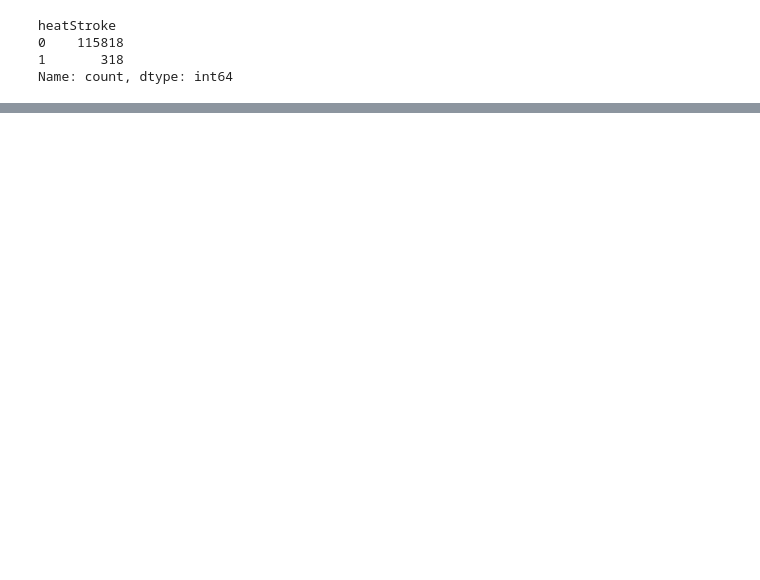
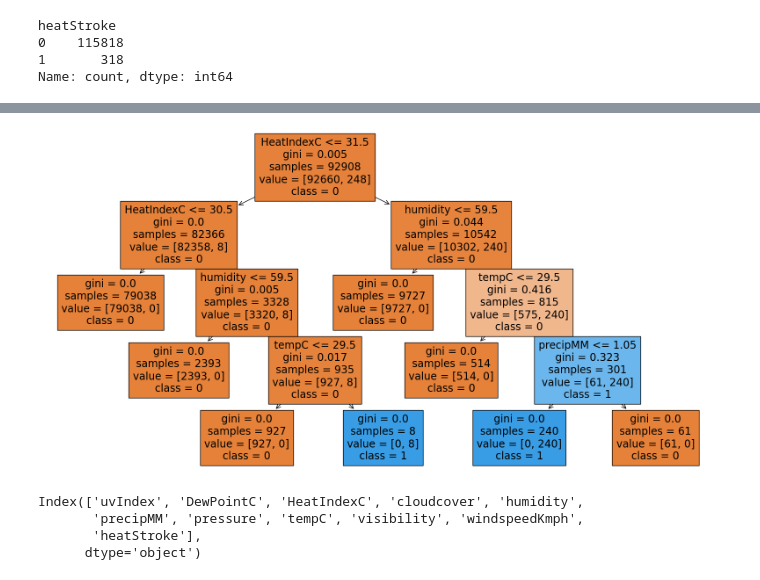
Before and after one commit to Khaire7031/Climate-Change-Impact-On-Human-Health-In-Pune, a Jupyter notebook: DiseaseData.ipynb, the cells around one changed output, grey strips where cells are left out. Cells and saved outputs as stored; diff of their text form; code cells hidden in the pictures; blank space fills up the shorter version.

Commit message:
Decision Tree

```diff
--- a/DiseaseData.ipynb
+++ b/DiseaseData.ipynb
@@ -158,7 +157,7 @@ uv_condition = data['uvIndex'] >= 7
 dewpoint_condition = data['DewPointC'] >= 18
 heatindex_condition = data['HeatIndexC'] >= 32
 cloudcover_condition = data['cloudcover'] < 50
-pressure_condition = (data['pressure'] >= 1000) & (data['pressure'] <= 1015)
+# pressure_condition = (data['pressure'] >= 1000) & (data['pressure'] <= 1015)
 visibility_condition = data['visibility'] >= 5
 windspeed_condition = data['windspeedKmph'] < 20
 
@@ -168,7 +167,7 @@ temp_condition = data['tempC'] >= 30
 
 # Combine all conditions using logical AND
 overall_condition = (
-    humidity_condition & precip_condition & temp_condition
+    humidity_condition & precip_condition & temp_condition & uv_condition & windspeed_condition & heatindex_condition
 )
 
 # Update
@@ -218,0 +231,31 @@ Name: count, dtype: int64
+# %%
+from sklearn.tree import DecisionTreeClassifier
+from sklearn.model_selection import train_test_split
+from sklearn.metrics import accuracy_score
+from sklearn.tree import plot_tree
+import matplotlib.pyplot as plt
+
+
+# data.drop('date_time', axis=1, inplace=True)
+
+
+# Split the data into training and testing sets
+X_train, X_test, y_train, y_test = train_test_split(data.drop('heatStroke', axis=1), data['heatStroke'], test_size=0.2, random_state=42)
+
+# Initialize and train a decision tree classifier
+clf = DecisionTreeClassifier()
+clf.fit(X_train, y_train)
+
+# Visualize the decision tree
+plt.figure(figsize=(20, 10))  # Adjust the figure size as needed
+plot_tree(clf, feature_names=data.columns[:-1].tolist(), class_names=['0', '1'], filled=True)
+plt.show()
+# %% [output]
+[figure, added]
+# %%
+print(data.columns)
+# %% [output]
+Index(['uvIndex', 'DewPointC', 'HeatIndexC', 'cloudcover', 'humidity',
+       'precipMM', 'pressure', 'tempC', 'visibility', 'windspeedKmph',
+       'heatStroke'],
+      dtype='object')
```
Also changed, not shown: parts of 4 cells of this notebook.
